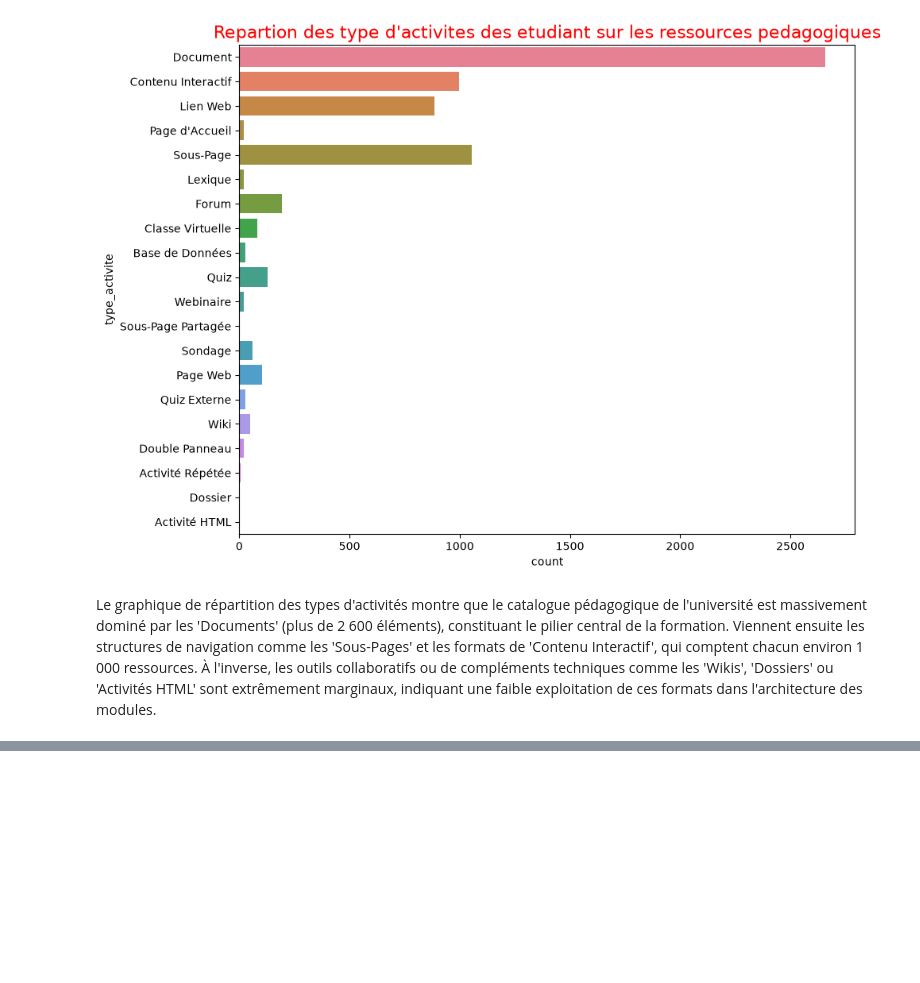
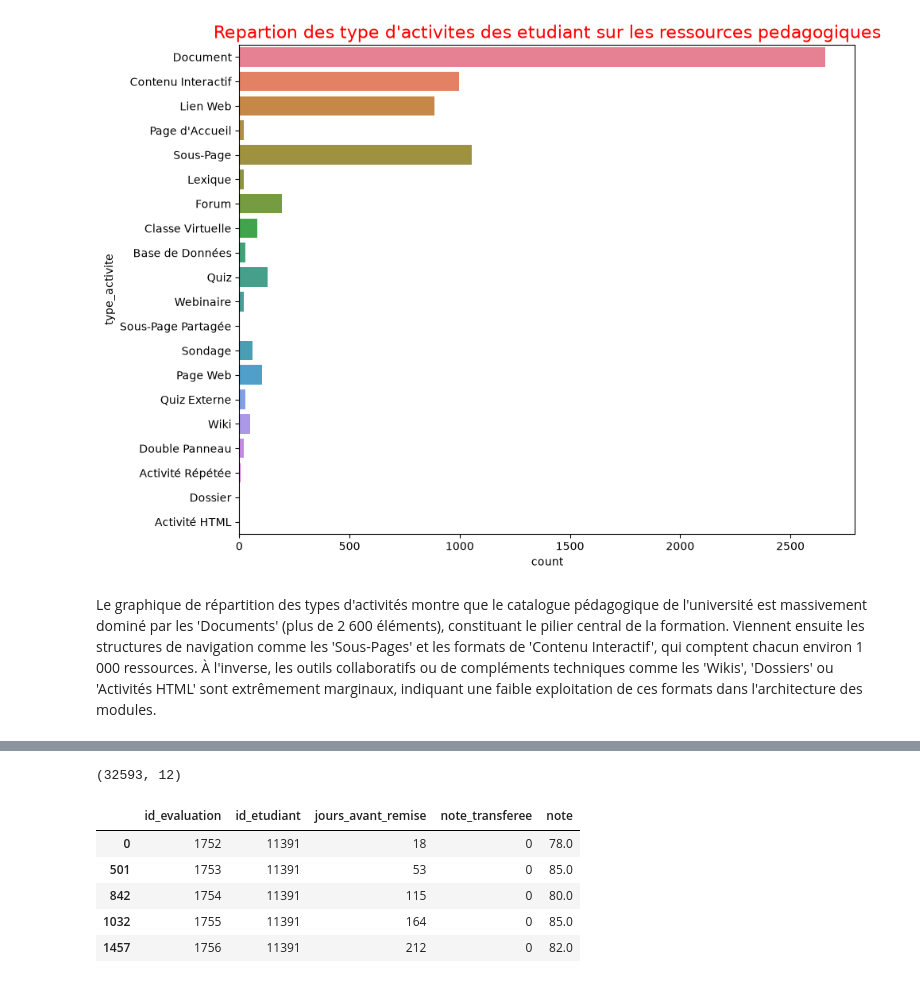
Before and after one commit to SAKPANI/Student-Success-Analytics, a Jupyter notebook: Student-Success-Analytics.ipynb, the cells around one changed output, grey strips where cells are left out. Cells and saved outputs as stored; diff of their text form; code cells hidden in the pictures; blank space fills up the shorter version.

```diff
--- a/Student-Success-Analytics.ipynb
+++ b/Student-Success-Analytics.ipynb
@@ -938,0 +989,13 @@ Le graphique de répartition des types d'activités montre que le catalogue péd
+# %%
+profil_etudiants.shape  #Ce dataset contenant les profil des etudiant restera fixe car , chaque colonnes contient les information de l'etudiant
+# %% [output]
+(32593, 12)
+# %%
+notes_etudiants.loc[notes_etudiants["id_etudiant"]==11391,: ].head(10)
+# %% [output]
+|  | id_evaluation | id_etudiant | jours_avant_remise | note_transferee | note |
+| 0 | 1752 | 11391 | 18 | 0 | 78.0 |
+| 501 | 1753 | 11391 | 53 | 0 | 85.0 |
+| 842 | 1754 | 11391 | 115 | 0 | 80.0 |
+| 1032 | 1755 | 11391 | 164 | 0 | 85.0 |
+| 1457 | 1756 | 11391 | 212 | 0 | 82.0 |
```
Also changed, not shown: parts of 26 cells of this notebook.
